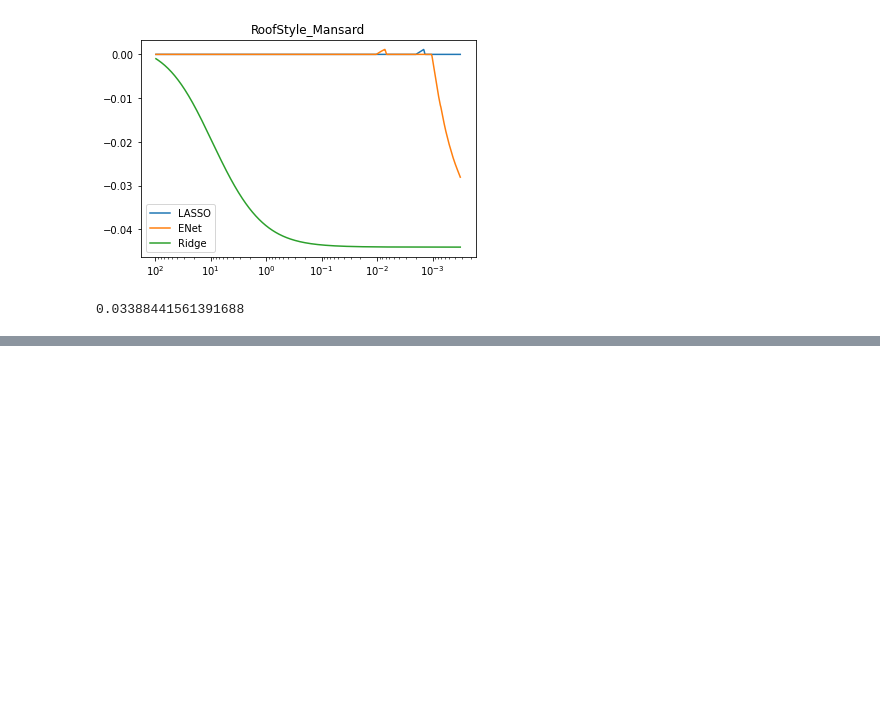
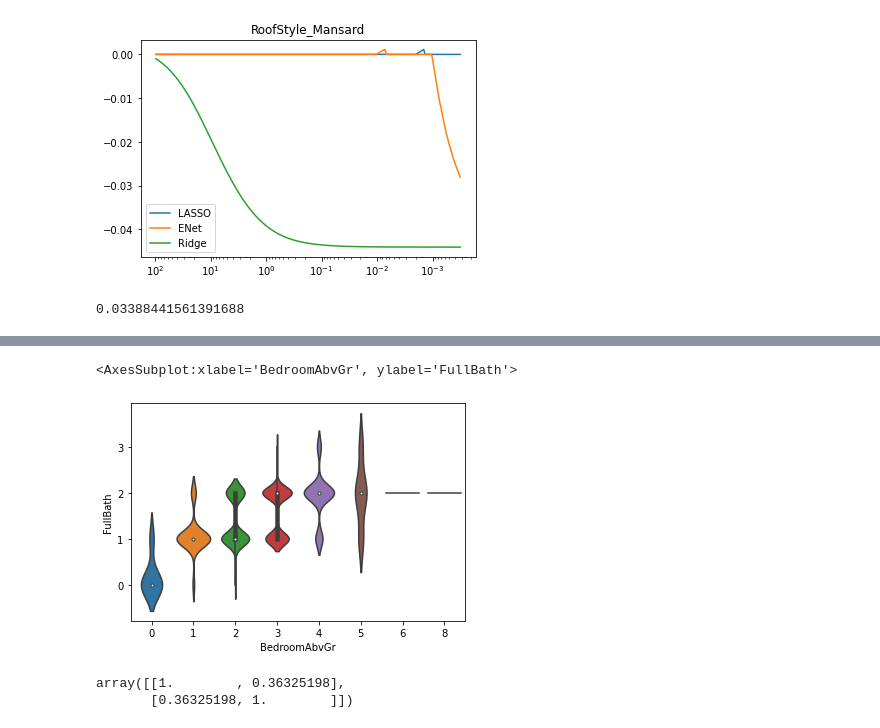
Before and after one commit to dehuihou/ames_house_price, a Jupyter notebook: sta208_final_project_regularization_path.ipynb, the cells around one changed output, grey strips where cells are left out. Saved outputs shown, nothing was run; the diff lists cells and outputs as text; code cells hidden in the pictures; blank space fills up the shorter version.

```diff
--- a/sta208_final_project_regularization_path.ipynb
+++ b/sta208_final_project_regularization_path.ipynb
@@ -121,0 +260,5 @@ ax[1].axvline(x=alpha_1st_non_zero, linestyle='--')
+# %%
+sns.violinplot(df['BedroomAbvGr'], df['FullBath'])
+# %% [output]
+<AxesSubplot:xlabel='BedroomAbvGr', ylabel='FullBath'>
+[figure, added]
@@ -121,0 +273,5 @@ ax[1].axvline(x=alpha_1st_non_zero, linestyle='--')
+# %%
+np.corrcoef(df['BedroomAbvGr'], df['FullBath'])
+# %% [output]
+array([[1.        , 0.36325198],
+       [0.36325198, 1.        ]])
```
Also changed, not shown: parts of 15 cells of this notebook.
